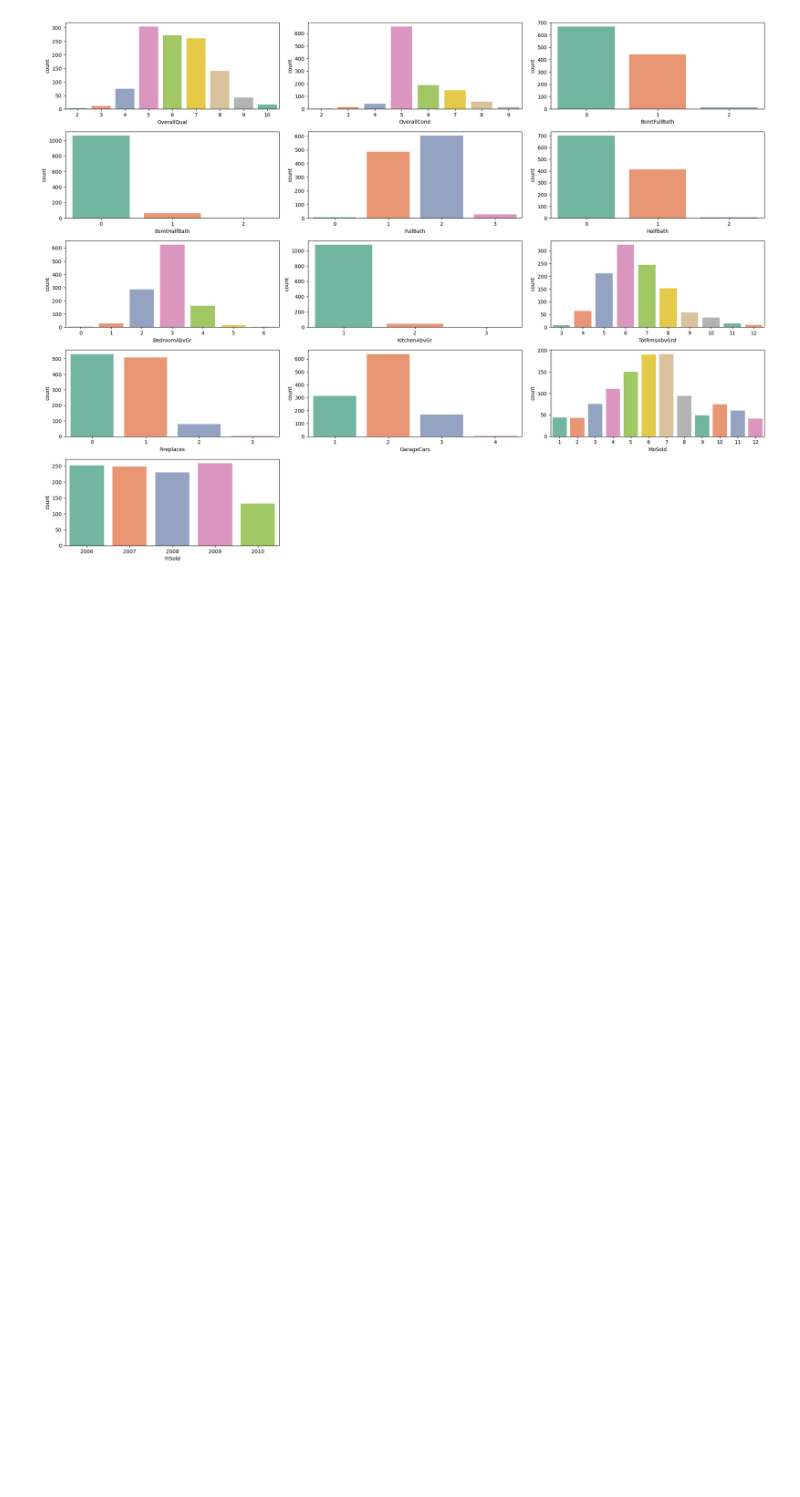
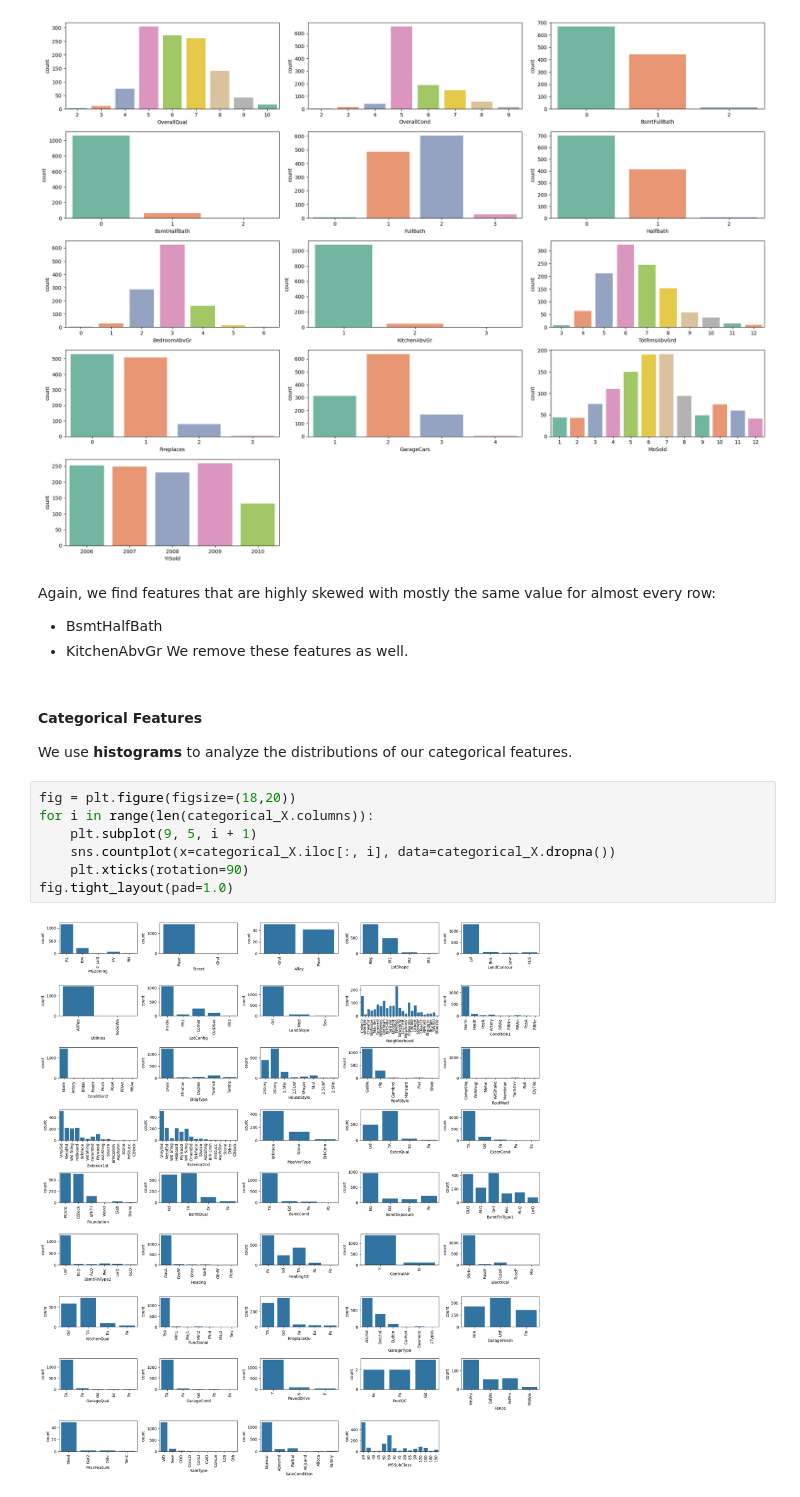
Before and after one commit to vallmeister/house-price-prediction, a Jupyter notebook: notebooks/01_eda.ipynb, the cells around one changed output. Drawn from its saved outputs; the diff is of its cells as text; blank space fills up the shorter version.

```diff
--- a/notebooks/01_eda.ipynb
+++ b/notebooks/01_eda.ipynb
@@ -217,3 +217,20 @@ Passing `palette` without assigning `hue` is deprecated and will be removed in v
 
   sns.countplot(x=col, data=numeric_X.dropna(), palette="Set2")
 [figure]
+# %% [markdown]
+Again, we find features that are highly skewed with mostly the same value for almost every row:
+- BsmtHalfBath
+- KitchenAbvGr
+We remove these features as well.
+# %% [markdown]
+#### Categorical Features
+We use **histograms** to analyze the distributions of our categorical features.
+# %%
+fig = plt.figure(figsize=(18,20))
+for i in range(len(categorical_X.columns)):
+    plt.subplot(9, 5, i + 1)
+    sns.countplot(x=categorical_X.iloc[:, i], data=categorical_X.dropna())
+    plt.xticks(rotation=90)
+fig.tight_layout(pad=1.0)
+# %% [output]
+[figure, added]
```
Also changed, not shown: parts of 14 cells of this notebook, 2 other files.
